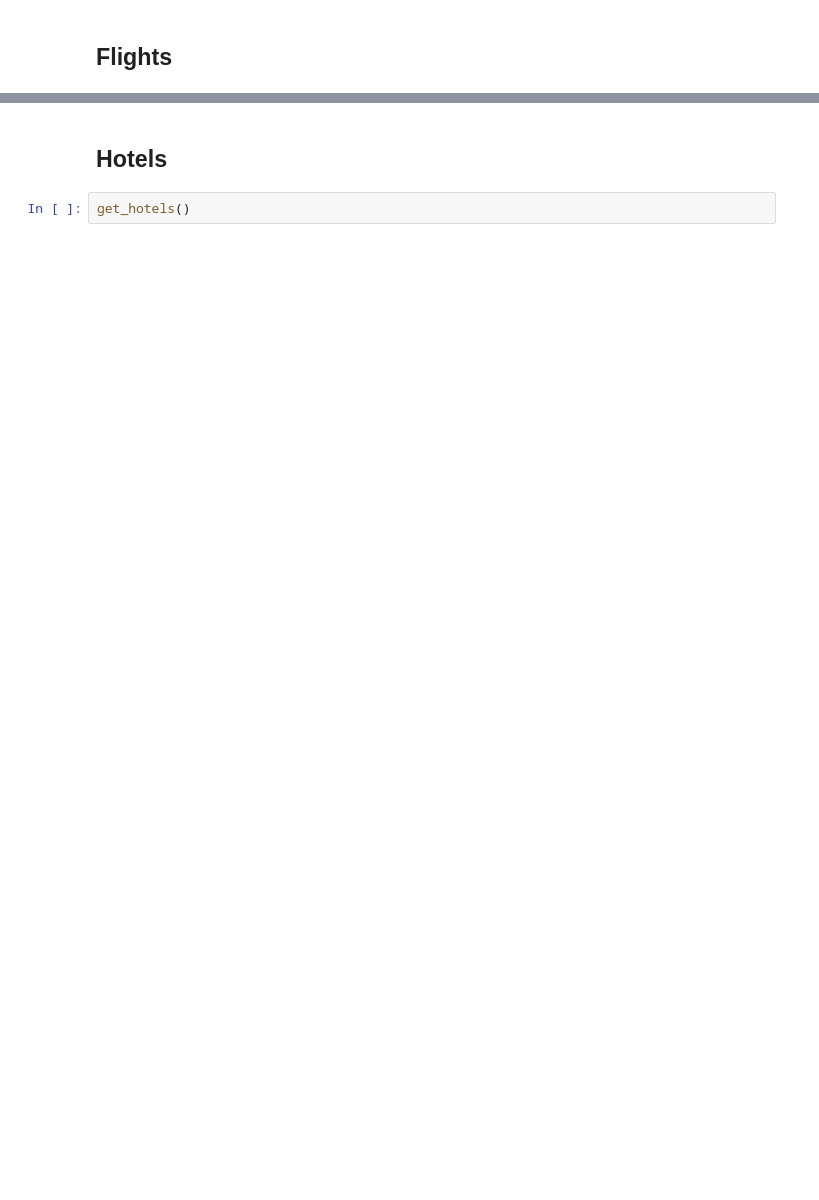
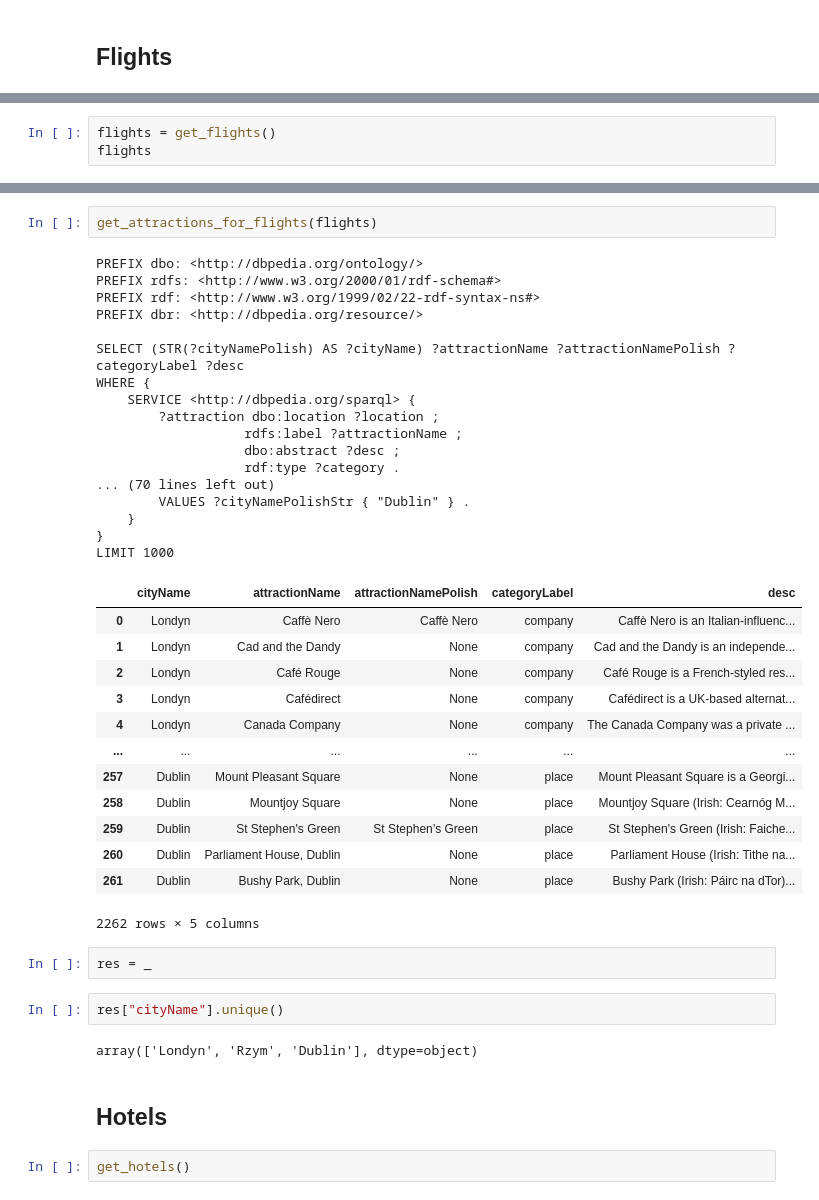
Before and after one commit to izabelatelejko/2024Z-KG-Project, a Jupyter notebook: sparql_flights.ipynb, the cells around one changed output, grey strips where cells are left out. Saved outputs shown, nothing was run; the diff lists cells and outputs as text; blank space fills up the shorter version.

```diff
--- a/sparql_flights.ipynb
+++ b/sparql_flights.ipynb
@@ -11,0 +38,3 @@ get_flights()
+# %%
+flights = get_flights()
+flights
@@ -12,3 +47,42 @@ get_flights()
+# %%
+get_attractions_for_flights(flights)
+# %% [output]
+PREFIX dbo: <http://dbpedia.org/ontology/>
+PREFIX rdfs: <http://www.w3.org/2000/01/rdf-schema#>
+PREFIX rdf: <http://www.w3.org/1999/02/22-rdf-syntax-ns#>
+PREFIX dbr: <http://dbpedia.org/resource/>
+
+SELECT (STR(?cityNamePolish) AS ?cityName) ?attractionName ?attractionNamePolish ?categoryLabel ?desc
+WHERE {
+    SERVICE <http://dbpedia.org/sparql> {
+        ?attraction dbo:location ?location ;
+                   rdfs:label ?attractionName ;
+                   dbo:abstract ?desc ;
+                   rdf:type ?category .
+... (70 lines left out)
+        VALUES ?cityNamePolishStr { "Dublin" } .
+    }
+}
+LIMIT 1000
+|  | cityName | attractionName | attractionNamePolish | categoryLabel | desc |
+| 0 | Londyn | Caffè Nero | Caffè Nero | company | Caffè Nero is an Italian-influenc... |
+| 1 | Londyn | Cad and the Dandy | None | company | Cad and the Dandy is an independe... |
+| 2 | Londyn | Café Rouge | None | company | Café Rouge is a French-styled res... |
+| 3 | Londyn | Cafédirect | None | company | Cafédirect is a UK-based alternat... |
+| 4 | Londyn | Canada Company | None | company | The Canada Company was a private ... |
+| ... | ... | ... | ... | ... | ... |
+| 257 | Dublin | Mount Pleasant Square | None | place | Mount Pleasant Square is a Georgi... |
+| 258 | Dublin | Mountjoy Square | None | place | Mountjoy Square (Irish: Cearnóg M... |
+| 259 | Dublin | St Stephen's Green | St Stephen’s Green | place | St Stephen's Green (Irish: Faiche... |
+| 260 | Dublin | Parliament House, Dublin | None | place | Parliament House (Irish: Tithe na... |
+| 261 | Dublin | Bushy Park, Dublin | None | place | Bushy Park (Irish: Páirc na dTor)... |
+2262 rows × 5 columns
+# %%
+res = _
+# %%
+res["cityName"].unique()
+# %% [output]
+array(['Londyn', 'Rzym', 'Dublin'], dtype=object)
 # %% [markdown]
 ## Hotels
 # %%
```
Also changed, not shown: parts of 7 cells of this notebook, 2 other files.
